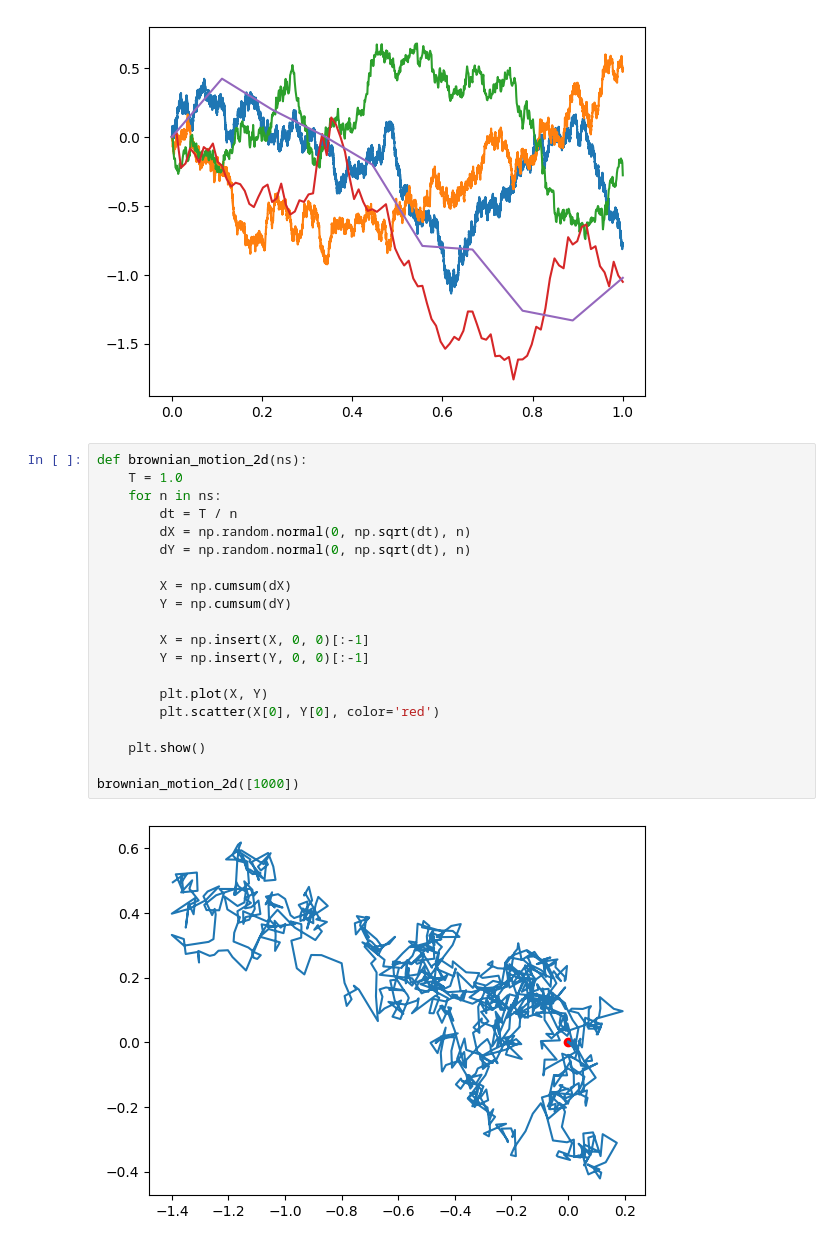
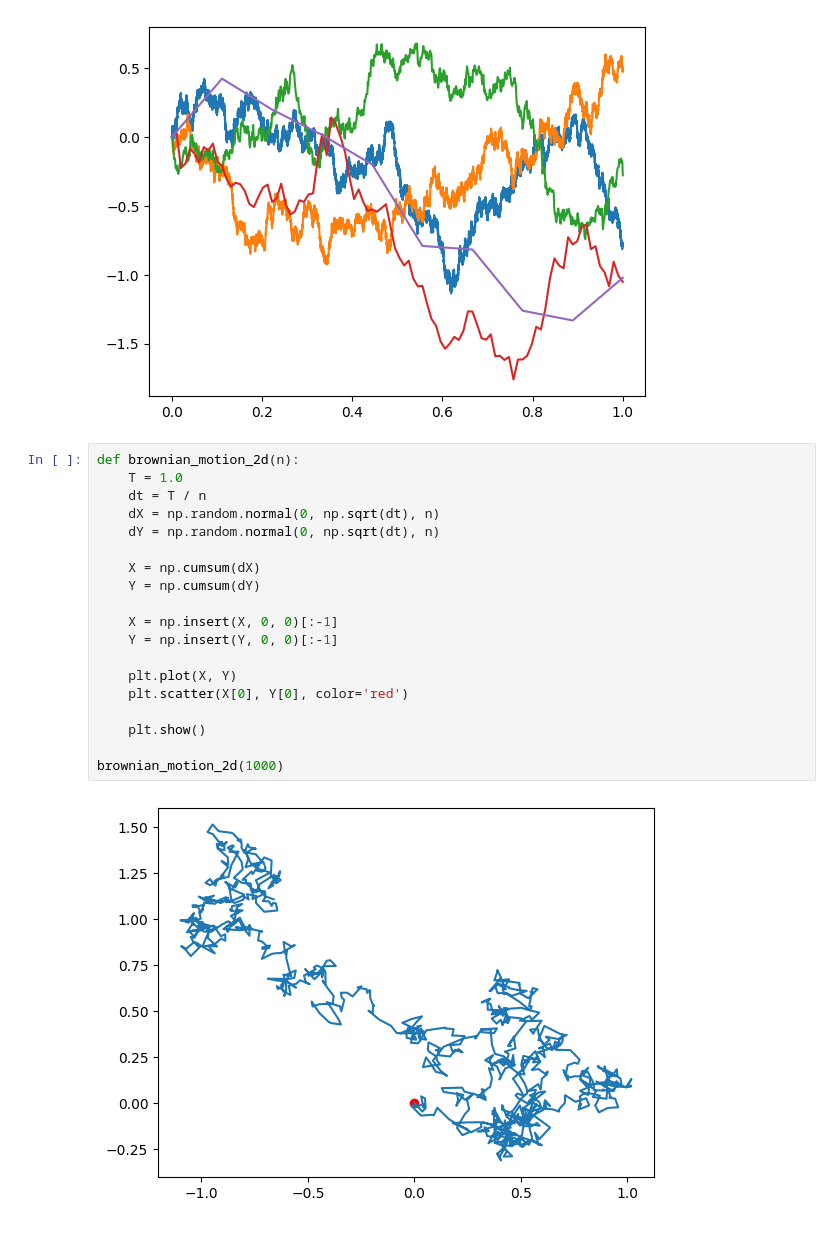
Before and after one commit to will-lynas/MATH0031-financial-mathematics, a Jupyter notebook: notebook.ipynb, the cells around one changed output. Cells and saved outputs as stored; diff of their text form.

```diff
--- a/notebook.ipynb
+++ b/notebook.ipynb
@@ -24,24 +24,23 @@ brownian_motion([100_000, 10_000, 1000, 100, 10])
 # %% [output]
 [figure]
 # %%
-def brownian_motion_2d(ns):
+def brownian_motion_2d(n):
     T = 1.0
-    for n in ns:
-        dt = T / n
-        dX = np.random.normal(0, np.sqrt(dt), n)
-        dY = np.random.normal(0, np.sqrt(dt), n)
+    dt = T / n
+    dX = np.random.normal(0, np.sqrt(dt), n)
+    dY = np.random.normal(0, np.sqrt(dt), n)
 
-        X = np.cumsum(dX)
-        Y = np.cumsum(dY)
+    X = np.cumsum(dX)
+    Y = np.cumsum(dY)
 
-        X = np.insert(X, 0, 0)[:-1]
-        Y = np.insert(Y, 0, 0)[:-1]
+    X = np.insert(X, 0, 0)[:-1]
+    Y = np.insert(Y, 0, 0)[:-1]
 
-        plt.plot(X, Y)
-        plt.scatter(X[0], Y[0], color='red')
+    plt.plot(X, Y)
+    plt.scatter(X[0], Y[0], color='red')
 
     plt.show()
 
-brownian_motion_2d([1000])
+brownian_motion_2d(1000)
 # %% [output]
-[figure, old version]
+[figure, new version]
```
Also changed, not shown: parts of 1 cell of this notebook.
